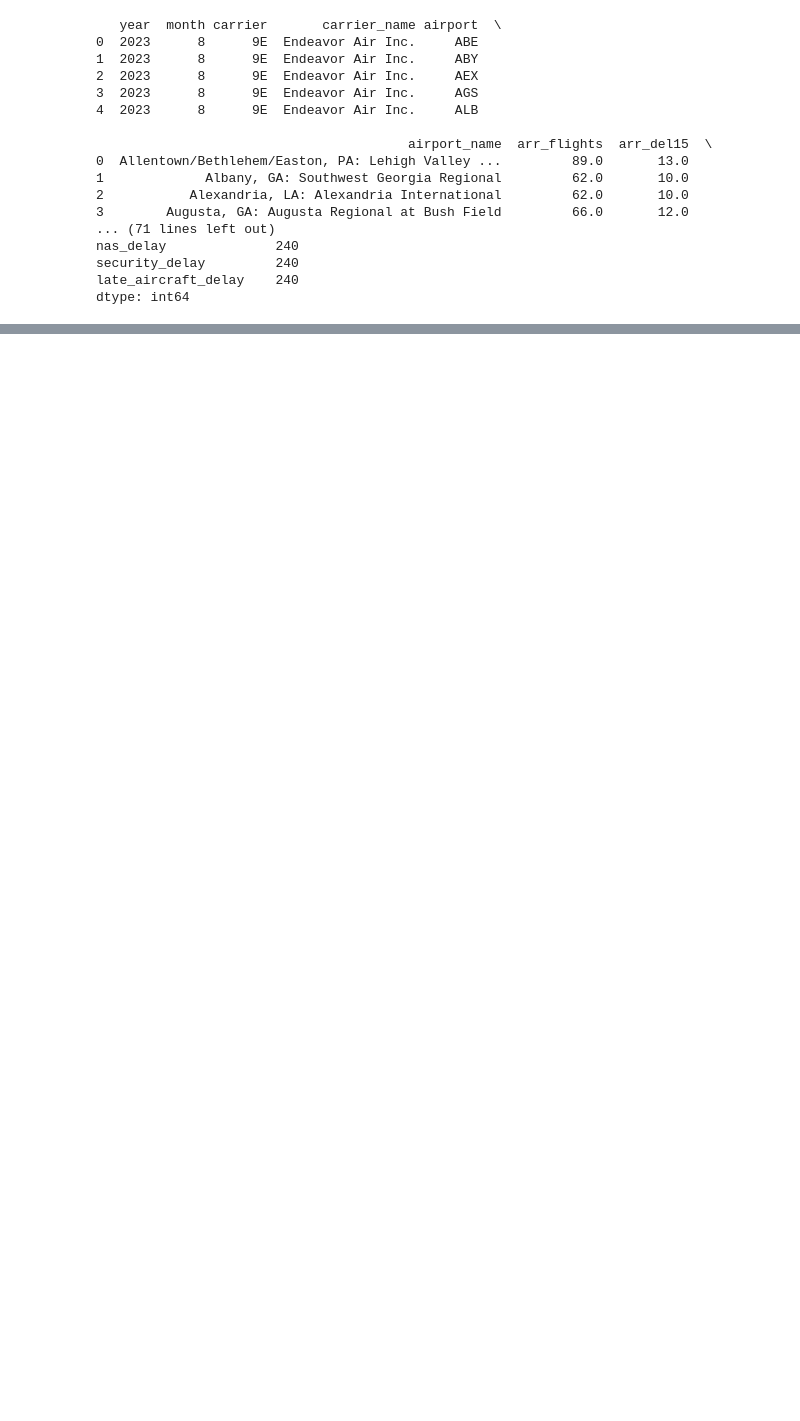
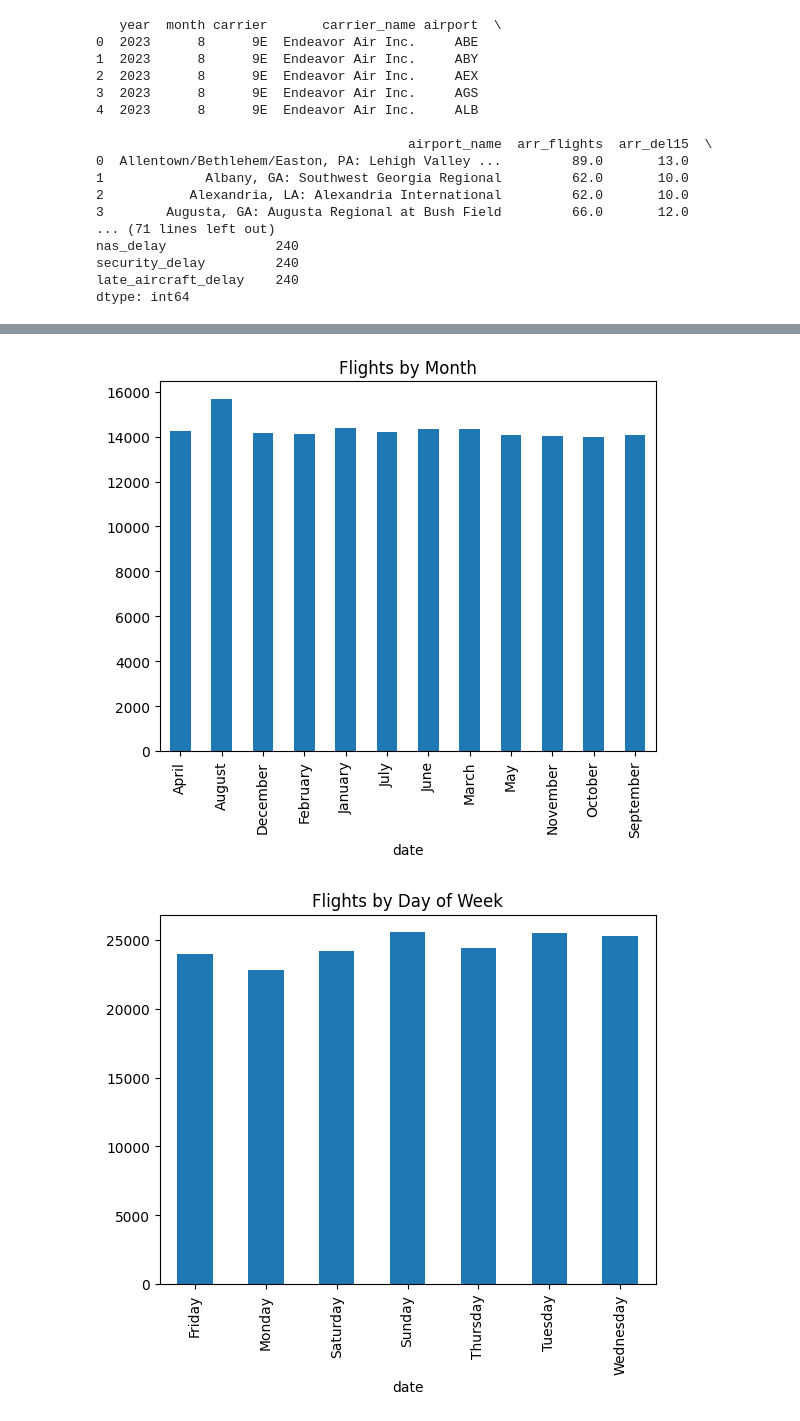
Before and after one commit to rayyan448/flight-delay-analysis, a Jupyter notebook: flight_analysis.ipynb, the cells around one changed output, grey strips where cells are left out. Saved outputs shown, nothing was run; the diff lists cells and outputs as text; code cells hidden in the pictures; blank space fills up the shorter version.

```diff
--- a/flight_analysis.ipynb
+++ b/flight_analysis.ipynb
@@ -77,0 +537,20 @@ Index(['year', 'month', 'carrier', 'carrier_name', 'airport', 'airport_name',
+# %%
+import pandas as pd
+import matplotlib.pyplot as plt
+
+# Load data
+df = pd.read_csv("Airline_Delay_Cause.csv")
+
+# ✅ Create a datetime column (using day=1 because we only have year & month)
+df["date"] = pd.to_datetime(dict(year=df["year"], month=df["month"], day=1))
+
+# ✅ Make date the index
+df = df.set_index("date")
+
+# Now extracting features becomes super easy
+df["day_of_week"] = df.index.day_name()      # Monday, Tuesday...
+df["day_num"] = df.index.dayofweek           # 0=Mon, 6=Sun
+df["month_name"] = df.index.month_name()     # January, Feb...
+df["hour"] = df.index.hour                   # (all 0 here unless you have hh:mm:ss)
+
+print(df.head())
@@ -77,0 +575,10 @@ Index(['year', 'month', 'carrier', 'carrier_name', 'airport', 'airport_name',
+# %%
+# Example plots
+df.groupby(df.index.month_name()).size().plot(kind="bar", title="Flights by Month")
+plt.show()
+
+df.groupby(df.index.day_name()).size().plot(kind="bar", title="Flights by Day of Week")
+plt.show()
+# %% [output]
+[figure, added]
+[figure, added]
```
Also changed, not shown: parts of 43 cells of this notebook.
